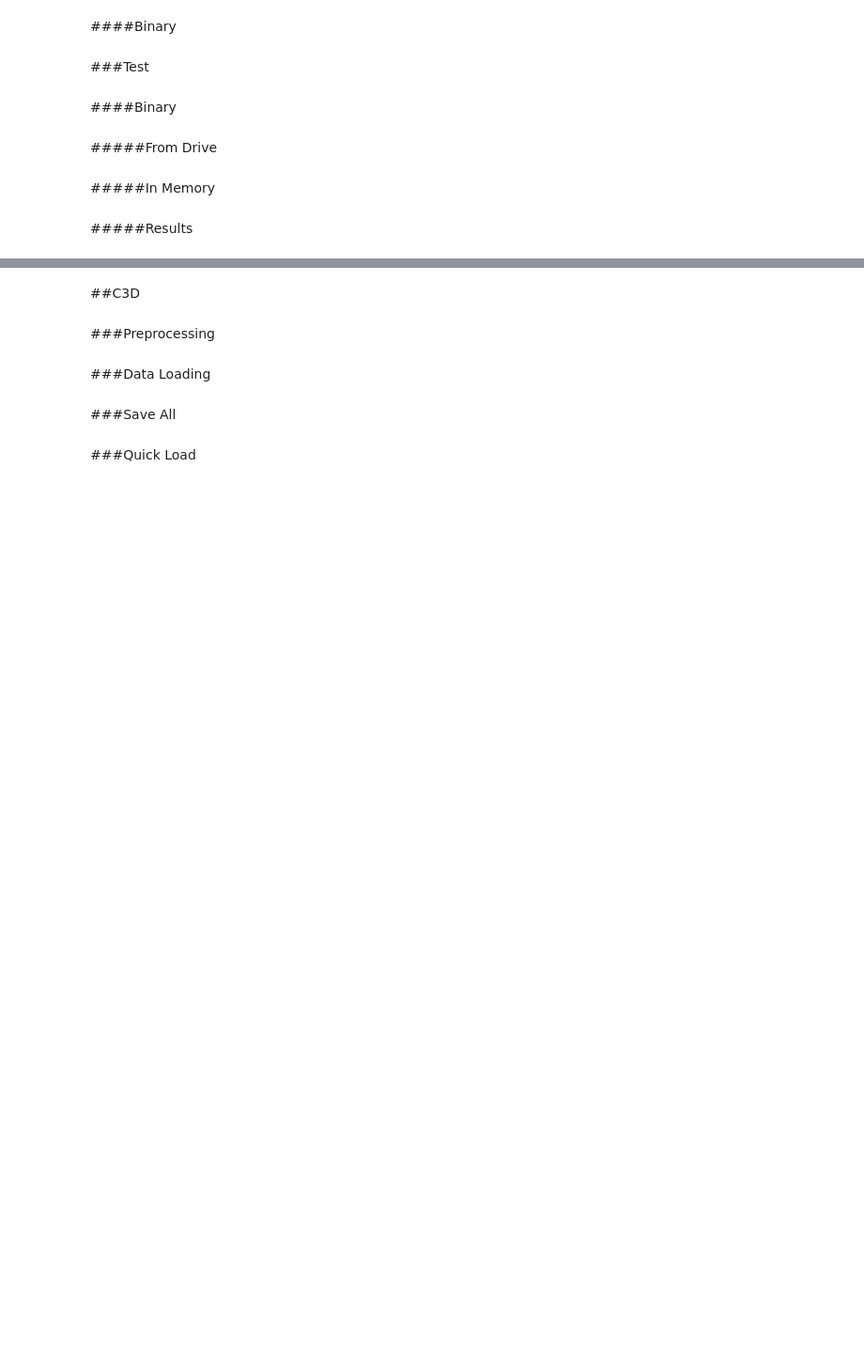
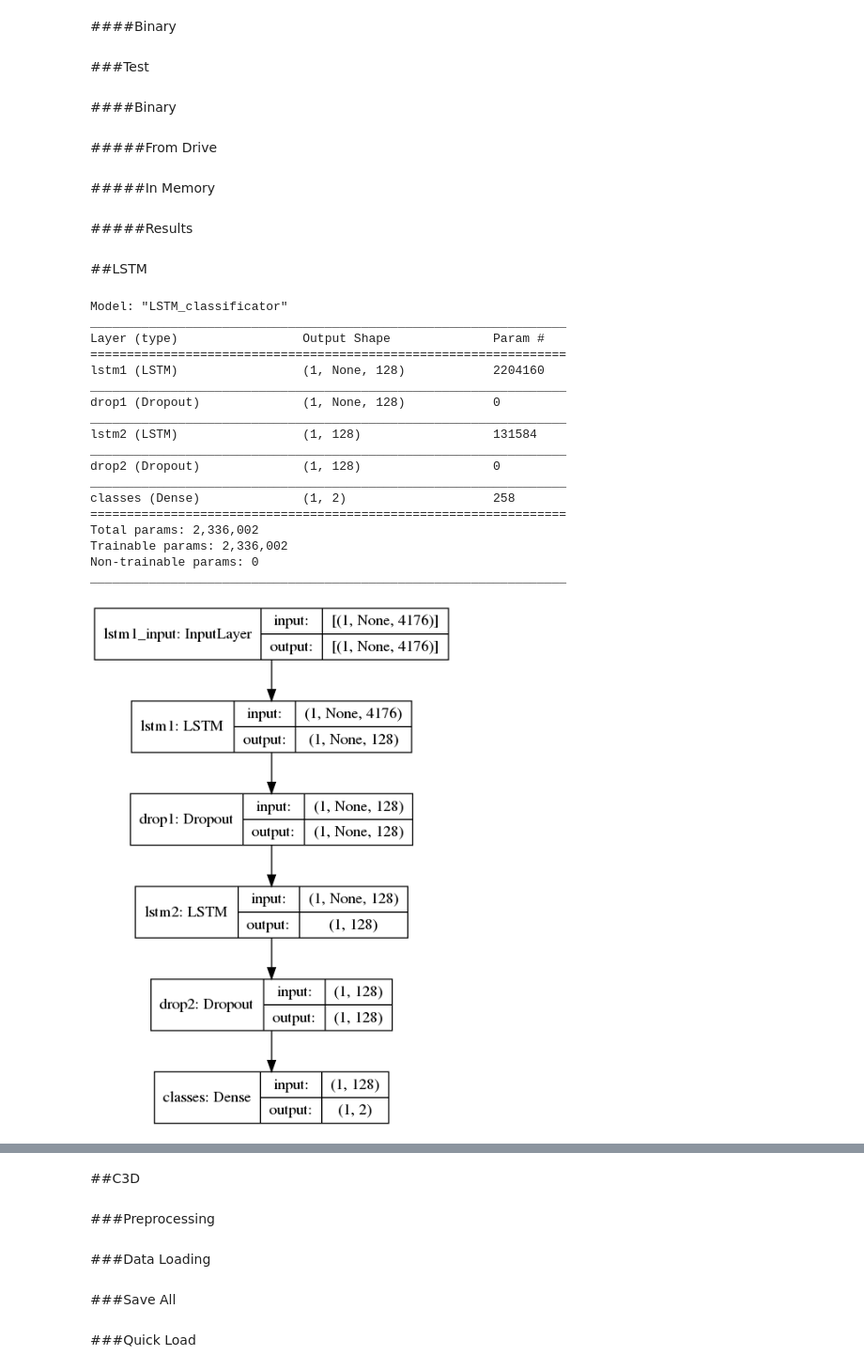
Before and after one commit to StePetro/DeepLearningApproachesAnomalyDetection, a Jupyter notebook: code.ipynb, the cells around one changed output, grey strips where cells are left out. Shown at 94% size. Saved outputs shown, nothing was run; the diff lists cells and outputs as text; code cells hidden in the pictures; blank space fills up the shorter version.

```diff
--- a/code.ipynb
+++ b/code.ipynb
@@ -1456,3 +1456,51 @@ plt.title('Receiver operating characteristic')
 plt.legend(loc="lower right")
 
 plt.show()
+# %% [markdown]
+##LSTM
+# %%
+MODEL = "RESNET_BINARY_1"
+CHECKPOINT_PATH = "Checkpoints/{}/checkpoint.ckpt".format(MODEL)
+
+CNN_classificator, pretrained_base_frame, pretrained_base_opt_flow = build_cnn_model(n_classes = 2,
+                                                                                      input_size = PRETRAINED_INPUT_SIZE,
+                                                                                      pretrained_network = ResNet50,
+                                                                                      optical_flow = True,
+                                                                                      bag_of_objects = True,
+                                                                                      show_summary = False)
+CNN_classificator.load_weights(CHECKPOINT_PATH)
+CNN_features_extractor = Model(inputs=CNN_classificator.input, outputs=CNN_classificator.get_layer('concat_layer').output)
+# %%
+from tensorflow.keras import layers
+
+SUBJECT = "LSTM_RESNET_BINARY_HA"
+
+# Using stateful LSTM
+LSTM_model = models.Sequential(name = "LSTM_classificator")
+LSTM_model.add(layers.LSTM(units = LSTM_UNITS, stateful=True, name="lstm1", return_sequences=True, batch_input_shape = (1,CNN_features_extractor.output.shape[0], CNN_features_extractor.output.shape[1])))
+LSTM_model.add(layers.Dropout(0.5, name = "drop1"))
+LSTM_model.add(layers.LSTM(units = LSTM_UNITS, stateful=True, name="lstm2", batch_input_shape = (1,CNN_features_extractor.output.shape[0], CNN_features_extractor.output.shape[1])))
+LSTM_model.add(layers.Dropout(0.5, name = "drop2"))
+LSTM_model.add(layers.Dense(2, activation="softmax", name="classes"))
+LSTM_model.summary()
+tf.keras.utils.plot_model(LSTM_model, show_shapes=True, show_layer_names=True)
+# %% [output]
+Model: "LSTM_classificator"
+_________________________________________________________________
+Layer (type)                 Output Shape              Param #
+=================================================================
+lstm1 (LSTM)                 (1, None, 128)            2204160
+_________________________________________________________________
+drop1 (Dropout)              (1, None, 128)            0
+_________________________________________________________________
+lstm2 (LSTM)                 (1, 128)                  131584
+_________________________________________________________________
+drop2 (Dropout)              (1, 128)                  0
+_________________________________________________________________
+classes (Dense)              (1, 2)                    258
+=================================================================
+Total params: 2,336,002
+Trainable params: 2,336,002
+Non-trainable params: 0
+_________________________________________________________________
+[figure, added]
```
Also changed, not shown: parts of 6 cells of this notebook.
